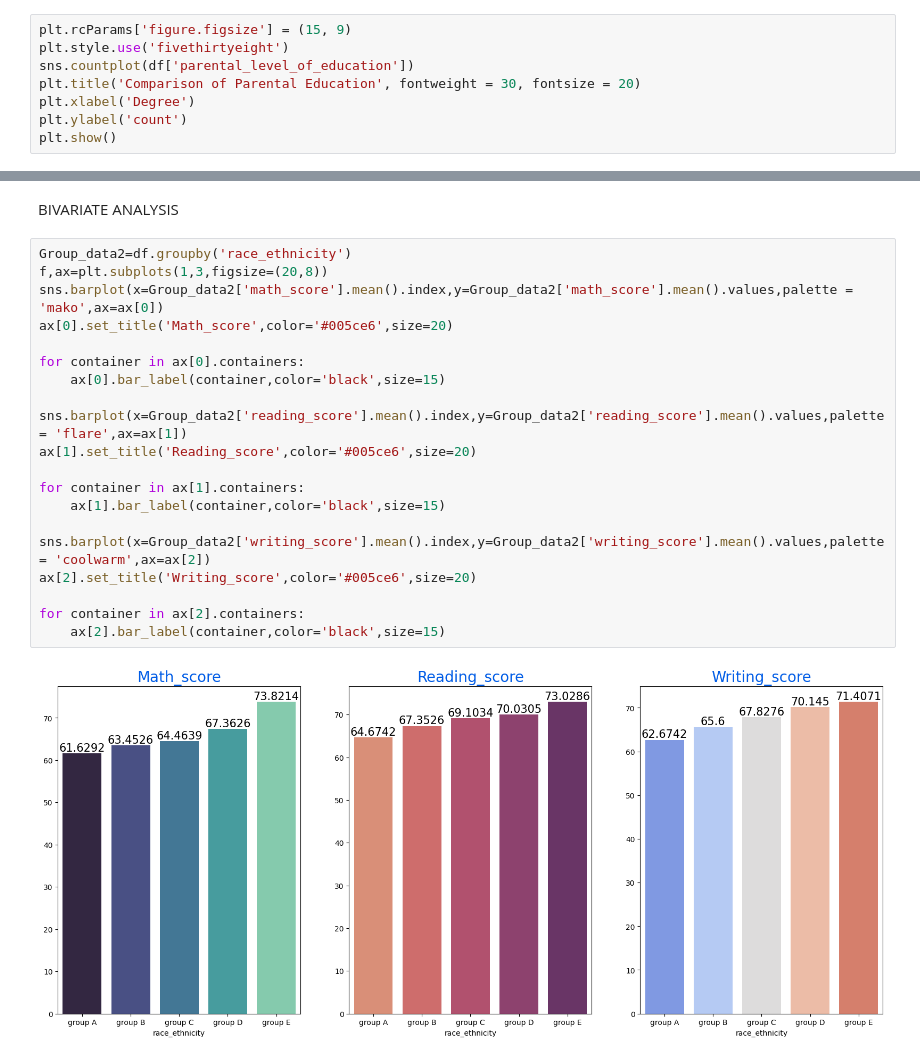
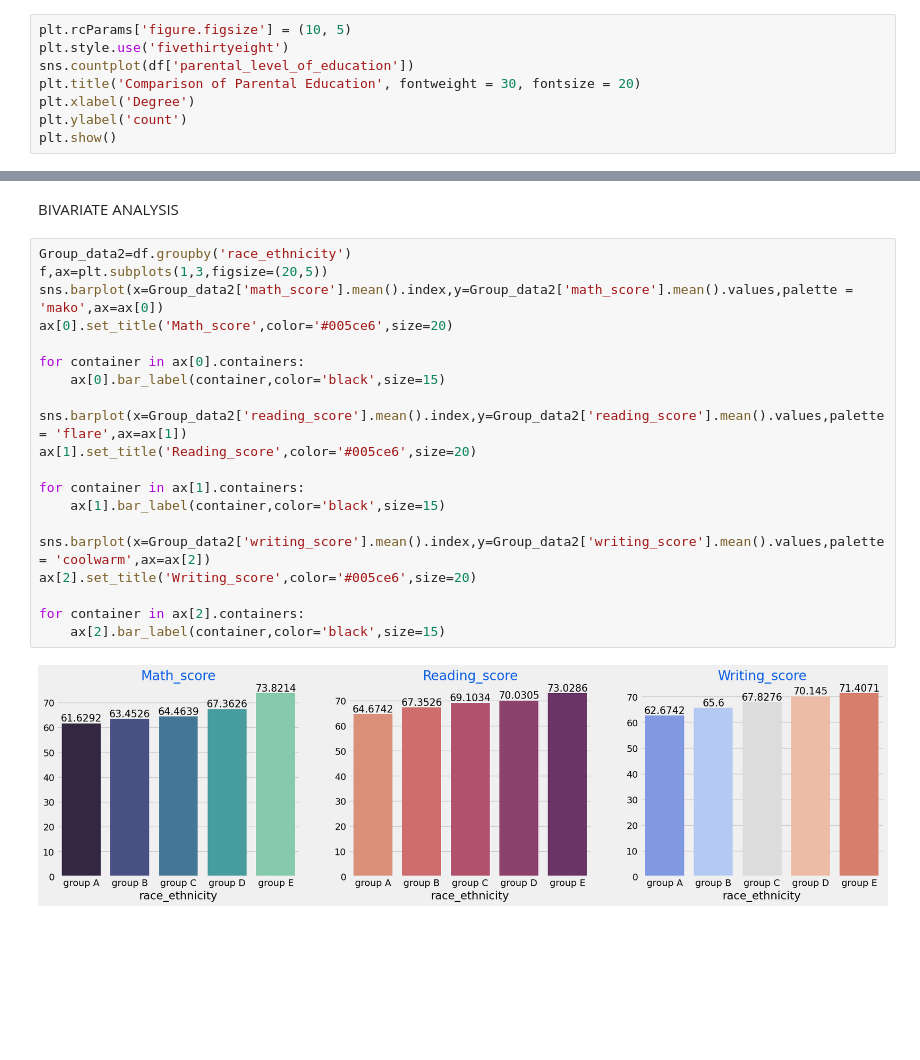
Before and after one commit to KadiyalaBabylavanya/ML-Project, a Jupyter notebook: notebook/EDA STUDENT PERFORMANCE.ipynb, the cells around one changed output, grey strips where cells are left out. Saved outputs shown, nothing was run; the diff lists cells and outputs as text; blank space fills up the shorter version.

```diff
--- a/notebook/EDA STUDENT PERFORMANCE.ipynb
+++ b/notebook/EDA STUDENT PERFORMANCE.ipynb
@@ -264,5 +264,5 @@ plt.show()
 # %%
-plt.rcParams['figure.figsize'] = (15, 9)
+plt.rcParams['figure.figsize'] = (10, 5)
 plt.style.use('fivethirtyeight')
 sns.countplot(df['parental_level_of_education'])
 plt.title('Comparison of Parental Education', fontweight = 30, fontsize = 20)
@@ -284,24 +284,24 @@ plt.show()
 BIVARIATE ANALYSIS
 # %%
 Group_data2=df.groupby('race_ethnicity')
-f,ax=plt.subplots(1,3,figsize=(20,8))
+f,ax=plt.subplots(1,3,figsize=(20,5))
 sns.barplot(x=Group_data2['math_score'].mean().index,y=Group_data2['math_score'].mean().values,palette = 'mako',ax=ax[0])
 ax[0].set_title('Math_score',color='#005ce6',size=20)
 
 for container in ax[0].containers:
     ax[0].bar_label(container,color='black',size=15)
 
 sns.barplot(x=Group_data2['reading_score'].mean().index,y=Group_data2['reading_score'].mean().values,palette = 'flare',ax=ax[1])
 ax[1].set_title('Reading_score',color='#005ce6',size=20)
 
 for container in ax[1].containers:
     ax[1].bar_label(container,color='black',size=15)
 
 sns.barplot(x=Group_data2['writing_score'].mean().index,y=Group_data2['writing_score'].mean().values,palette = 'coolwarm',ax=ax[2])
 ax[2].set_title('Writing_score',color='#005ce6',size=20)
 
 for container in ax[2].containers:
     ax[2].bar_label(container,color='black',size=15)
 # %% [output]
-[figure, old version]
+[figure, new version]
 # %%
```
Also changed, not shown: parts of 8 cells of this notebook, 9 other files.
